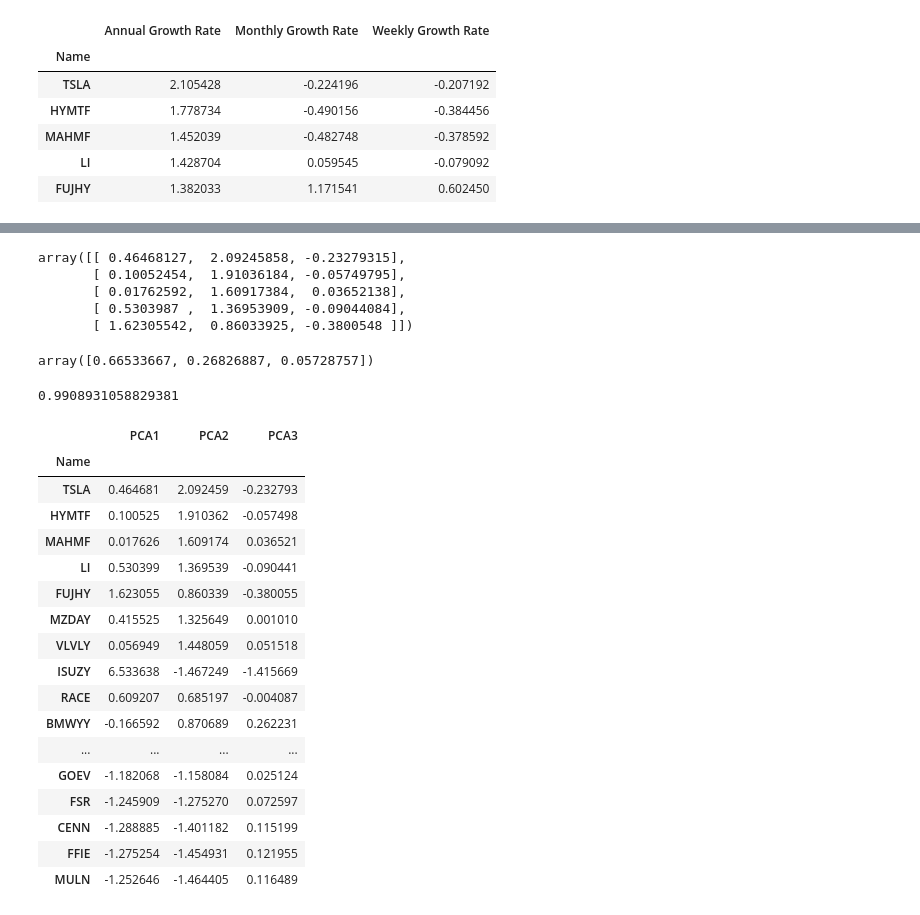
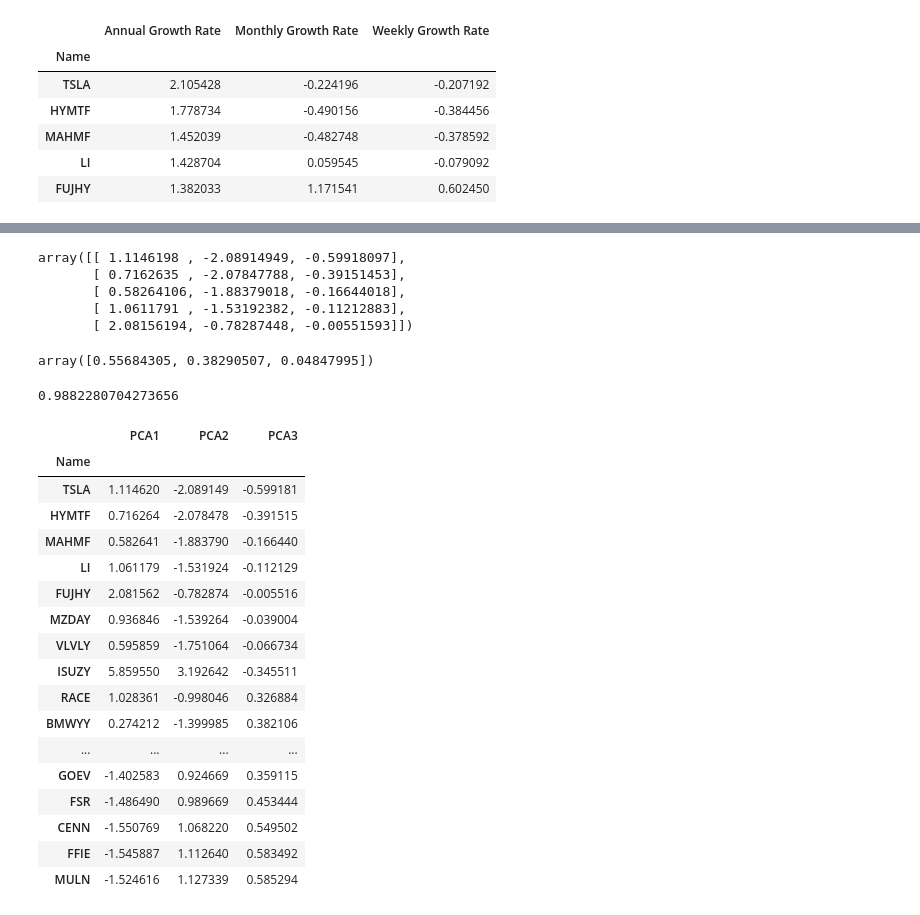
Before and after one commit to navi-08/ev-forecasting, a Jupyter notebook: ev stock analysis.ipynb, the cells around one changed output, grey strips where cells are left out. Cells and saved outputs as stored; diff of their text form; code cells hidden in the pictures.

```diff
--- a/ev stock analysis.ipynb
+++ b/ev stock analysis.ipynb
@@ -392,9 +392,6 @@ Weekly Growth Rate     float64
 dtype: object
 # %%
 # Convert float columns to integer
-data.loc[:, 'Annual Growth Rate'] = data['Annual Growth Rate'].astype(int)
-data.loc[:, 'Monthly Growth Rate'] = data['Monthly Growth Rate'].astype(int)
-data.loc[:, 'Weekly Growth Rate'] = data['Weekly Growth Rate'].astype(int)
-
-# Display the modified DataFrame
-data.head()
+data['Annual Growth Rate'] = data['Annual Growth Rate'].astype(int)
+data['Monthly Growth Rate'] = data['Monthly Growth Rate'].astype(int)
+data['Weekly Growth Rate'] = data['Weekly Growth Rate'].astype(int)
@@ -540,7 +520,7 @@ Series.__getitem__ treating keys as positions is deprecated. In a future version
 #Cluster stock with K-means Using the Original Data
 # %%
 # Initialize the K-Means model using the best value for k
-model = KMeans(n_clusters=4, random_state=1)
+model = KMeans(n_clusters=3, random_state=1)
 # %%
 # Fit the K-Means model using the scaled data
 model.fit(stock_scale_df)
@@ -553,8 +529,8 @@ KMeans(n_clusters=4, random_state=1)
 # %%
 # Predict the clusters to group the cryptocurrencies using the scaled data
-k_4 = model.predict(stock_scale_df)
+k_3 = model.predict(stock_scale_df)
 
 
 # Print the resulting array of cluster values.
-print(k_4)
+print(k_3)
 # %% [output]
@@ -576,10 +552,10 @@ stock_predictions_df.head()
 | FUJHY | 1.382033 | 1.171541 | 0.602450 |
 # %%
 # Add a new column to the DataFrame with the predicted clusters
-stock_predictions_df["predicted_cluster"] = k_4
+stock_predictions_df["predicted_cluster"] = k_3
 
 # Display sample data with added "predicted_cluster" column
-stock_predictions_df.head()
+stock_predictions_df
 # %% [output]
 |  | Annual Growth Rate | Monthly Growth Rate | Weekly Growth Rate | predicted_cluster |
 | Name |  |  |  |  |
@@ -620,56 +603,56 @@ stock_data_pca = pca.fit_transform(stock_predictions_df)
 # View the first five rows of the DataFrame.
 stock_data_pca[: 5]
 # %% [output]
-array([[ 0.46468127,  2.09245858, -0.23279315],
-       [ 0.10052454,  1.91036184, -0.05749795],
-       [ 0.01762592,  1.60917384,  0.03652138],
-       [ 0.5303987 ,  1.36953909, -0.09044084],
-       [ 1.62305542,  0.86033925, -0.3800548 ]])
+array([[ 1.1146198 , -2.08914949, -0.59918097],
+       [ 0.7162635 , -2.07847788, -0.39151453],
+       [ 0.58264106, -1.88379018, -0.16644018],
+       [ 1.0611791 , -1.53192382, -0.11212883],
+       [ 2.08156194, -0.78287448, -0.00551593]])
 # %%
 # Retrieve the explained variance to determine how much information
 # can be attributed to each principal component.
 pca.explained_variance_ratio_
 # %% [output]
-array([0.66533667, 0.26826887, 0.05728757])
+array([0.55684305, 0.38290507, 0.04847995])
 # %%
 sum(pca.explained_variance_ratio_)
 # %% [output]
-0.9908931058829381
+0.9882280704273656
 # %%
 # Create a new DataFrame with the PCA data.
 stock_pca_df = pd.DataFrame(
     stock_data_pca,
     columns = ["PCA1", "PCA2", "PCA3"]
 )
 
 # Copy the stock companies names from the original data
 stock_pca_df['Name'] = data.index
 
 
 # Set the coinid column as index
 stock_pca_df = stock_pca_df.set_index("Name")
 
 # Display sample data
-stock_pca_df.head(41)
+stock_pca_df.head(40)
 # %% [output]
 |  | PCA1 | PCA2 | PCA3 |
 | Name |  |  |  |
-| TSLA | 0.464681 | 2.092459 | -0.232793 |
-| HYMTF | 0.100525 | 1.910362 | -0.057498 |
-| MAHMF | 0.017626 | 1.609174 | 0.036521 |
-| LI | 0.530399 | 1.369539 | -0.090441 |
-| FUJHY | 1.623055 | 0.860339 | -0.380055 |
-| MZDAY | 0.415525 | 1.325649 | 0.001010 |
-| VLVLY | 0.056949 | 1.448059 | 0.051518 |
-| ISUZY | 6.533638 | -1.467249 | -1.415669 |
-| RACE | 0.609207 | 0.685197 | -0.004087 |
-| BMWYY | -0.166592 | 0.870689 | 0.262231 |
+| TSLA | 1.114620 | -2.089149 | -0.599181 |
+| HYMTF | 0.716264 | -2.078478 | -0.391515 |
+| MAHMF | 0.582641 | -1.883790 | -0.166440 |
+| LI | 1.061179 | -1.531924 | -0.112129 |
+| FUJHY | 2.081562 | -0.782874 | -0.005516 |
+| MZDAY | 0.936846 | -1.539264 | -0.039004 |
+| VLVLY | 0.595859 | -1.751064 | -0.066734 |
+| ISUZY | 5.859550 | 3.192642 | -0.345511 |
+| RACE | 1.028361 | -0.998046 | 0.326884 |
+| BMWYY | 0.274212 | -1.399985 | 0.382106 |
 | ... | ... | ... | ... |
-| GOEV | -1.182068 | -1.158084 | 0.025124 |
-| FSR | -1.245909 | -1.275270 | 0.072597 |
-| CENN | -1.288885 | -1.401182 | 0.115199 |
-| FFIE | -1.275254 | -1.454931 | 0.121955 |
-| MULN | -1.252646 | -1.464405 | 0.116489 |
+| GOEV | -1.402583 | 0.924669 | 0.359115 |
+| FSR | -1.486490 | 0.989669 | 0.453444 |
+| CENN | -1.550769 | 1.068220 | 0.549502 |
+| FFIE | -1.545887 | 1.112640 | 0.583492 |
+| MULN | -1.524616 | 1.127339 | 0.585294 |
 # %%
 # Find the Best Value for k Using the PCA Data
 # %%
```
Also changed, not shown: parts of 25 cells of this notebook.
